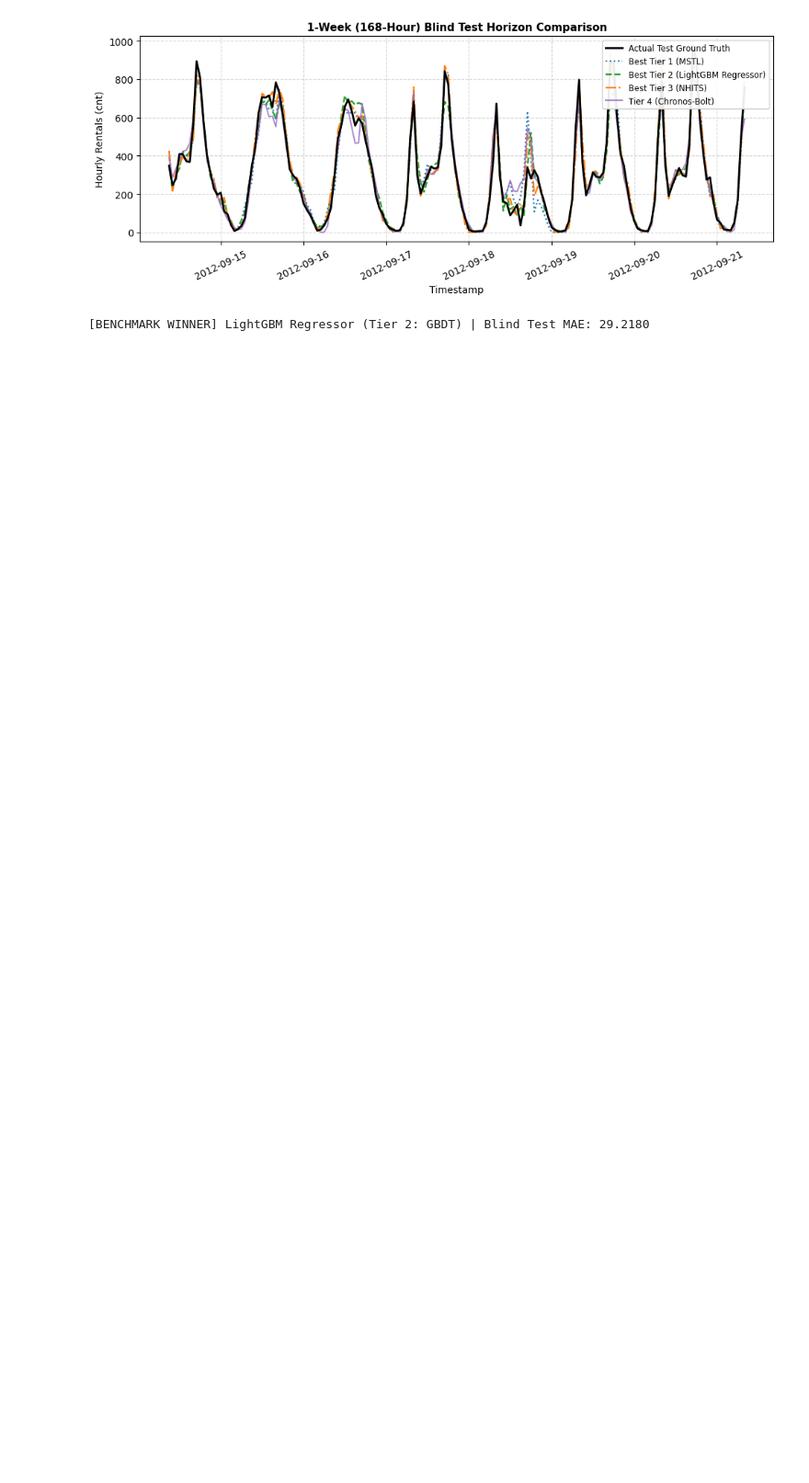
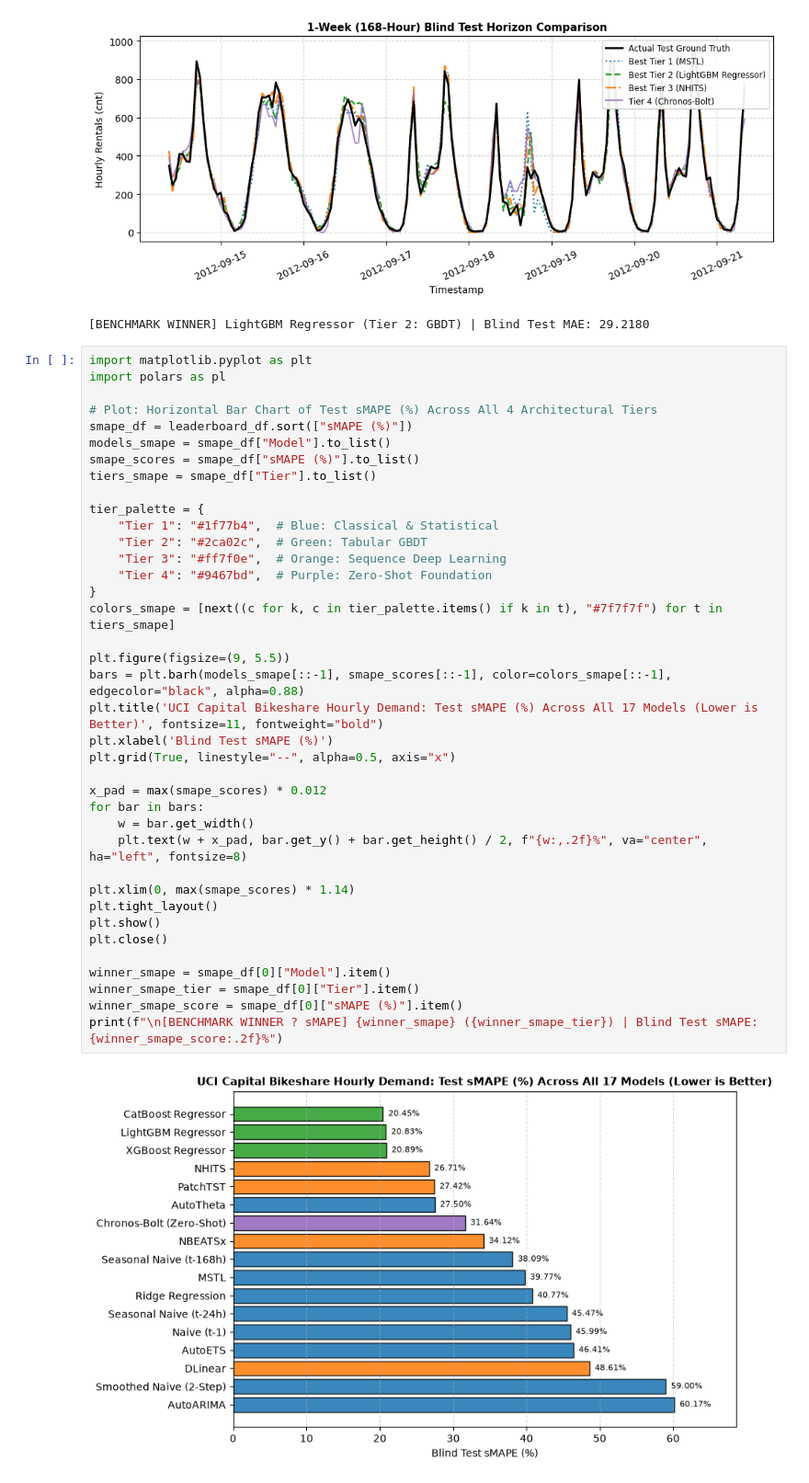
Before and after one commit to moka-co/time-series-forecasting-a-honest-comparison, a Jupyter notebook: UCI-Bike-Sharing.ipynb, the cells around one changed output. Shown at 92% size. Cells and saved outputs as stored; diff of their text form; blank space fills up the shorter version.

Commit message:
add comparison by sMAPE

```diff
--- a/UCI-Bike-Sharing.ipynb
+++ b/UCI-Bike-Sharing.ipynb
@@ -1406,3 +1406,43 @@ shape: (17, 7)
 [figure]
 [figure]
 [BENCHMARK WINNER] LightGBM Regressor (Tier 2: GBDT) | Blind Test MAE: 29.2180
+# %%
+import matplotlib.pyplot as plt
+import polars as pl
+
+# Plot: Horizontal Bar Chart of Test sMAPE (%) Across All 4 Architectural Tiers
+smape_df = leaderboard_df.sort(["sMAPE (%)"])
+models_smape = smape_df["Model"].to_list()
+smape_scores = smape_df["sMAPE (%)"].to_list()
+tiers_smape = smape_df["Tier"].to_list()
+
+tier_palette = {
+    "Tier 1": "#1f77b4",  # Blue: Classical & Statistical
+    "Tier 2": "#2ca02c",  # Green: Tabular GBDT
+    "Tier 3": "#ff7f0e",  # Orange: Sequence Deep Learning
+    "Tier 4": "#9467bd",  # Purple: Zero-Shot Foundation
+}
+colors_smape = [next((c for k, c in tier_palette.items() if k in t), "#7f7f7f") for t in tiers_smape]
+
+plt.figure(figsize=(9, 5.5))
+bars = plt.barh(models_smape[::-1], smape_scores[::-1], color=colors_smape[::-1], edgecolor="black", alpha=0.88)
+plt.title('UCI Capital Bikeshare Hourly Demand: Test sMAPE (%) Across All 17 Models (Lower is Better)', fontsize=11, fontweight="bold")
+plt.xlabel('Blind Test sMAPE (%)')
+plt.grid(True, linestyle="--", alpha=0.5, axis="x")
+
+x_pad = max(smape_scores) * 0.012
+for bar in bars:
+    w = bar.get_width()
+    plt.text(w + x_pad, bar.get_y() + bar.get_height() / 2, f"{w:,.2f}%", va="center", ha="left", fontsize=8)
+
+plt.xlim(0, max(smape_scores) * 1.14)
+plt.tight_layout()
+plt.show()
+plt.close()
+
+winner_smape = smape_df[0]["Model"].item()
+winner_smape_tier = smape_df[0]["Tier"].item()
+winner_smape_score = smape_df[0]["sMAPE (%)"].item()
+print(f"\n[BENCHMARK WINNER ? sMAPE] {winner_smape} ({winner_smape_tier}) | Blind Test sMAPE: {winner_smape_score:.2f}%")
+# %% [output]
+[figure, added]
```
Also changed, not shown: parts of 1 cell of this notebook, 2 other files.
